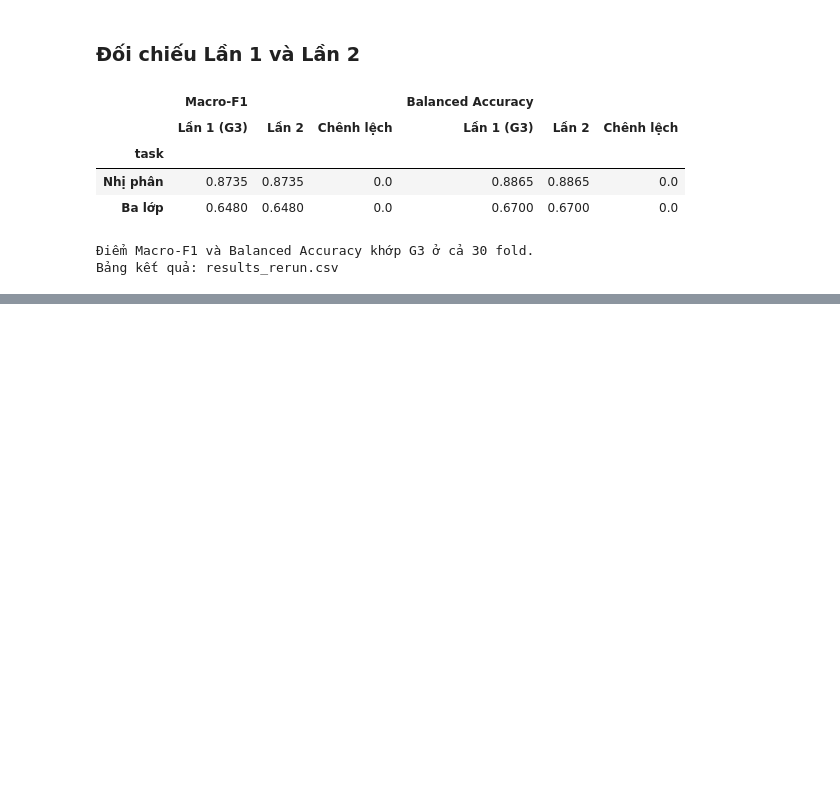
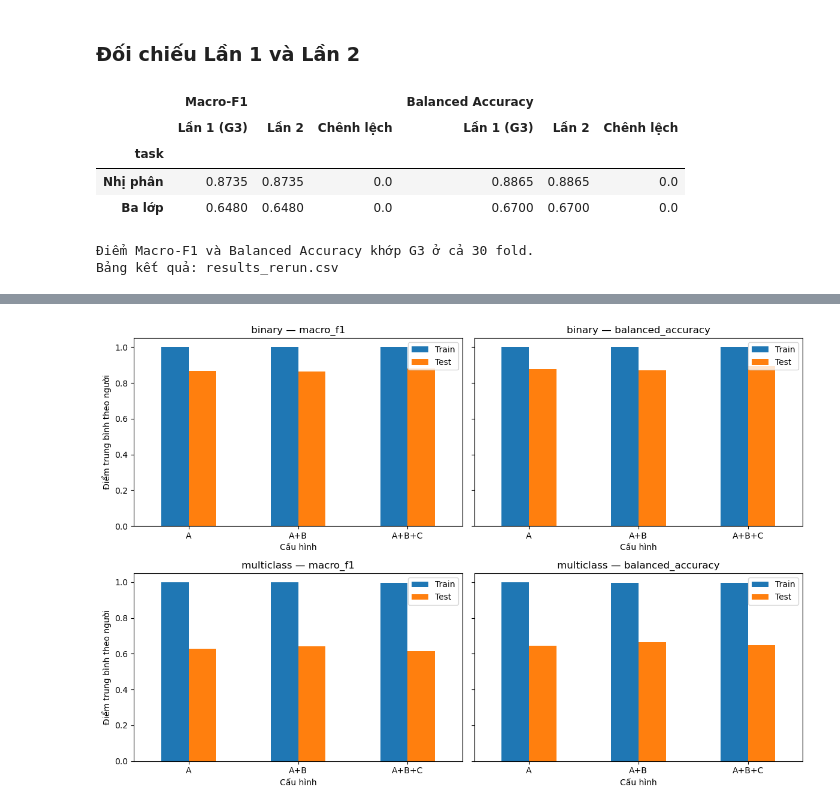
Before and after one commit to thaitran14072006/SGU26_Group09_Machine_Learning, a Jupyter notebook: wesad-stress-detection/experiments/01_baselines/EXP-005_RF/experiment.ipynb, the cells around one changed output, grey strips where cells are left out. Cells and saved outputs as stored; diff of their text form; code cells hidden in the pictures; blank space fills up the shorter version.

Commit message:
exp005 rf so sánh cấu hình A, A+B, A+B+C và kết quả train/test

```diff
--- a/wesad-stress-detection/experiments/01_baselines/EXP-005_RF/experiment.ipynb
+++ b/wesad-stress-detection/experiments/01_baselines/EXP-005_RF/experiment.ipynb
@@ -289,0 +330,70 @@ Bảng kết quả: results_rerun.csv
+# %%
+import matplotlib.pyplot as plt
+
+verification_path = supplement_output / "verification.json"
+if not verification_path.exists():
+    print("Chưa có kết quả train–test cho ba cấu hình.")
+else:
+    check = json.loads(verification_path.read_text(encoding="utf-8"))
+    assert check["status"] == "passed" and check["scope"] == "main"
+    assert check["n_folds"] == 90 and check["n_test_subjects"] == 15
+    train_test = pd.read_csv(supplement_output / "metrics.csv")
+    order = ["A", "A+B", "A+B+C"]
+    assert len(train_test) == 90
+    assert not train_test.duplicated(["task", "subject_id", "stage"]).any()
+    assert set(train_test["stage"]) == set(order)
+    assert set(train_test["task"]) == {"binary", "multiclass"}
+    assert all(
+        set(rows["subject_id"]) == set(supplement_settings["expected_subjects"])
+        for _, rows in train_test.groupby(["task", "stage"])
+    )
+    for metric in ["macro_f1", "balanced_accuracy"]:
+        train_test[f"gap_{metric}"] = train_test[f"train_{metric}"] - train_test[f"test_{metric}"]
+    score_columns = [
+        f"{split}_{metric}" for metric in ["macro_f1", "balanced_accuracy"]
+        for split in ["train", "test", "gap"]
+    ]
+    display(train_test.groupby(["task", "stage"])[score_columns].agg(["mean", "std"]).round(4))
+    train_test.to_csv(experiment / "results_train_test.csv", index=False)
+
+    figures = experiment / "figures"
+    figures.mkdir(exist_ok=True)
+    fig, axes = plt.subplots(2, 2, figsize=(12, 8), sharey=True)
+    for row, task in enumerate(["binary", "multiclass"]):
+        means = train_test.loc[train_test["task"].eq(task)].groupby("stage").mean(numeric_only=True).loc[order]
+        for col, metric in enumerate(["macro_f1", "balanced_accuracy"]):
+            means[[f"train_{metric}", f"test_{metric}"]].rename(
+                columns={f"train_{metric}": "Train", f"test_{metric}": "Test"}
+            ).plot.bar(ax=axes[row, col], rot=0, title=f"{task} — {metric}")
+            axes[row, col].set_ylim(0, 1.05)
+            axes[row, col].set_xlabel("Cấu hình")
+            axes[row, col].set_ylabel("Điểm trung bình theo người")
+    fig.tight_layout()
+    fig.savefig(figures / "rf_cumulative_train_test.png", dpi=150)
+    plt.show()
+
+    from IPython.display import Markdown
+    paragraphs = ["### Nhận xét điểm train–test"]
+    for (task, stage), rows in train_test.groupby(["task", "stage"], sort=False):
+        paragraphs.append(
+            f"- {task}, {stage}: train Macro-F1 {rows.train_macro_f1.mean():.4f}, "
+            f"test Macro-F1 {rows.test_macro_f1.mean():.4f}, "
+            f"chênh lệch {rows.gap_macro_f1.mean():+.4f}."
+        )
+    for task in ["binary", "multiclass"]:
+        means = train_test.loc[train_test["task"].eq(task)].groupby("stage").mean(numeric_only=True)
+        for stage in order[1:]:
+            delta_f1 = means.loc[stage, "test_macro_f1"] - means.loc["A", "test_macro_f1"]
+            delta_ba = means.loc[stage, "test_balanced_accuracy"] - means.loc["A", "test_balanced_accuracy"]
+            paragraphs.append(
+                f"- {task}, {stage} so với A: thay đổi test Macro-F1 {delta_f1:+.4f}, "
+                f"Balanced Accuracy {delta_ba:+.4f}."
+            )
+    paragraphs.append(
+        "\nĐiểm train cao hơn test cho thấy mô hình khớp dữ liệu đã học tốt hơn dữ liệu của người giữ riêng. "
+        "Chênh lệch lớn gợi ý cần xem xét overfitting và khác biệt giữa người. "
+        "Việc thêm cấu hình được đánh giá qua cả điểm test và chênh lệch train–test. "
+        "Kết quả này mô tả ba cấu hình đã định trước; quy trình chọn tham số bằng inner CV thuộc EXP-009."
+    )
+    display(Markdown("\n".join(paragraphs)))
+# %% [output]
@@ -289,0 +409 @@ Bảng kết quả: results_rerun.csv
+[figure, added]
```
Also changed, not shown: parts of 5 cells of this notebook, 5 other files.
